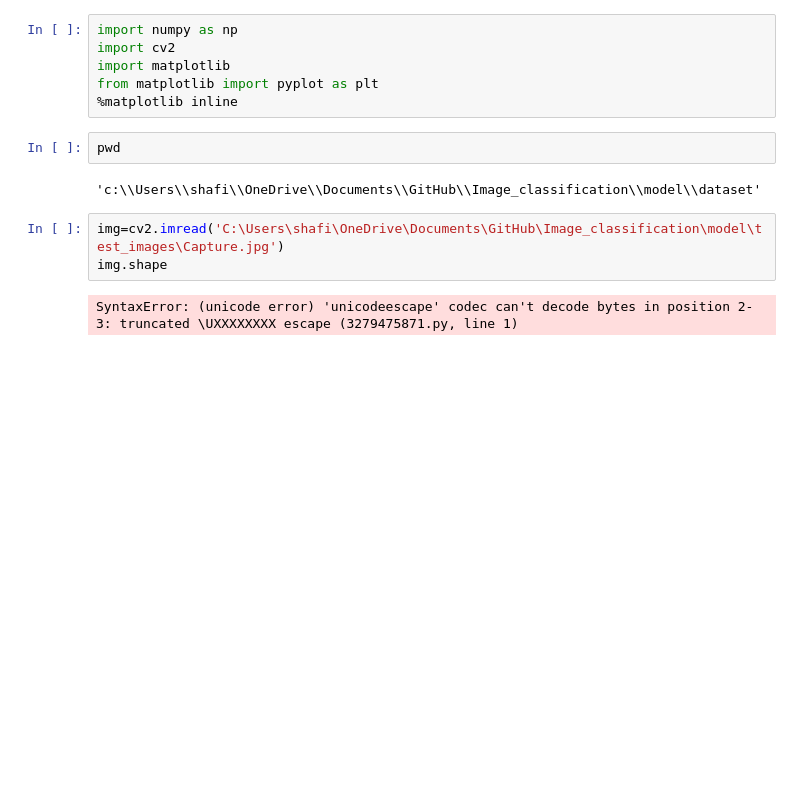
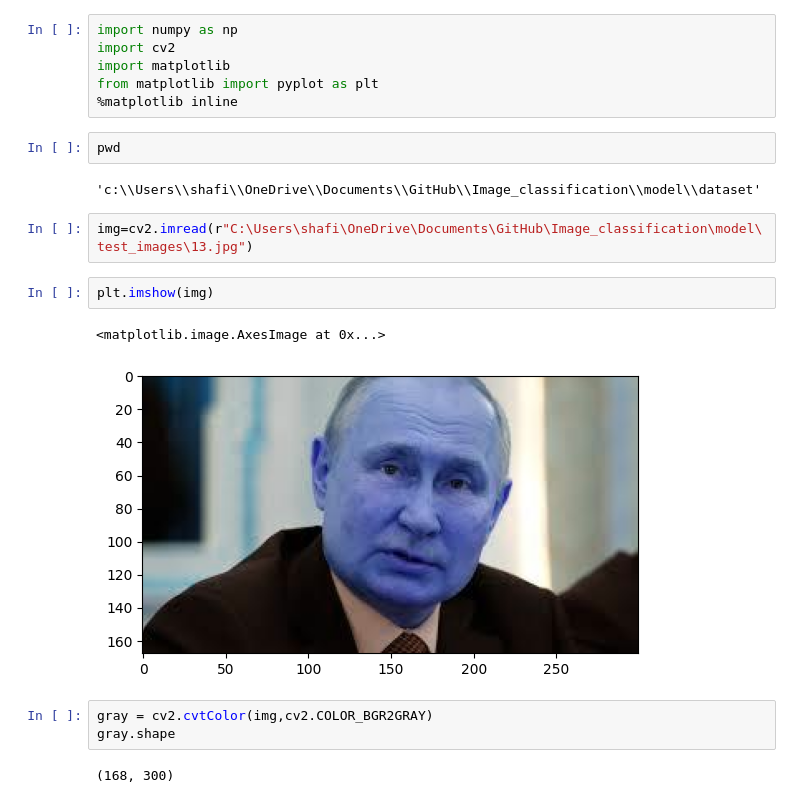
Before and after one commit to nisar92/Image_classification, a Jupyter notebook: model/dataset/Image_classification.ipynb, the cells around one changed output. Saved outputs shown, nothing was run; the diff lists cells and outputs as text; blank space fills up the shorter version.

Commit message:
model updates

```diff
--- a/model/dataset/Image_classification.ipynb
+++ b/model/dataset/Image_classification.ipynb
@@ -9,7 +9,14 @@ pwd
 # %% [output]
 'c:\\Users\\shafi\\OneDrive\\Documents\\GitHub\\Image_classification\\model\\dataset'
 # %%
-img=cv2.imread('C:\Users\shafi\OneDrive\Documents\GitHub\Image_classification\model\test_images\Capture.jpg')
-img.shape
+img=cv2.imread(r"C:\Users\shafi\OneDrive\Documents\GitHub\Image_classification\model\test_images\13.jpg")
-# %% [output]
-SyntaxError: (unicode error) 'unicodeescape' codec can't decode bytes in position 2-3: truncated \UXXXXXXXX escape (3279475871.py, line 1)
+# %%
+plt.imshow(img)
+# %% [output]
+<matplotlib.image.AxesImage at 0x...>
+[figure, added]
+# %%
+gray = cv2.cvtColor(img,cv2.COLOR_BGR2GRAY)
+gray.shape
+# %% [output]
+(168, 300)
```
Also changed, not shown: parts of 2 cells of this notebook, 4 other files.
